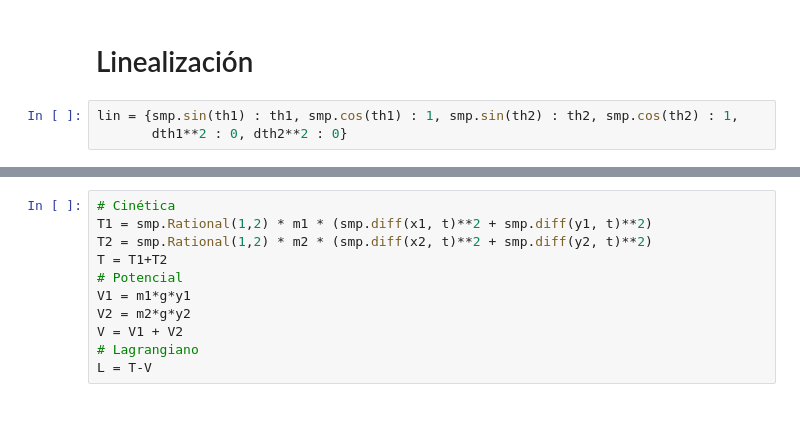
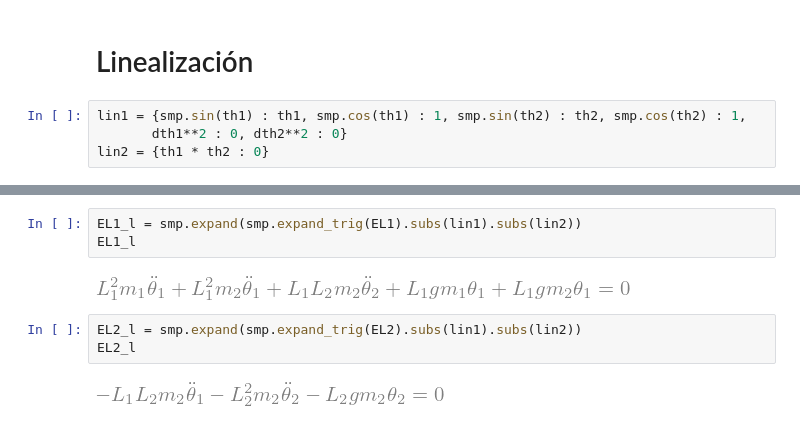
Before and after one commit to thomas-martinod/mecanica-clasica, a Jupyter notebook: tarea-3/pendulo-doble.ipynb, the cells around one changed output, grey strips where cells are left out. Drawn from its saved outputs; the diff is of its cells as text.

```diff
--- a/tarea-3/pendulo-doble.ipynb
+++ b/tarea-3/pendulo-doble.ipynb
@@ -265,5 +263,6 @@ ani.save('animacion-pendulo-doble.gif',writer='pillow',fps=25)'''
 # %% [markdown]
 # Linealización
 # %%
-lin = {smp.sin(th1) : th1, smp.cos(th1) : 1, smp.sin(th2) : th2, smp.cos(th2) : 1,
+lin1 = {smp.sin(th1) : th1, smp.cos(th1) : 1, smp.sin(th2) : th2, smp.cos(th2) : 1,
        dth1**2 : 0, dth2**2 : 0}
+lin2 = {th1 * th2 : 0}
@@ -290,11 +269,10 @@ T_l
-# %%
-# Cinética
-T1 = smp.Rational(1,2) * m1 * (smp.diff(x1, t)**2 + smp.diff(y1, t)**2)
-T2 = smp.Rational(1,2) * m2 * (smp.diff(x2, t)**2 + smp.diff(y2, t)**2)
-T = T1+T2
-# Potencial
-V1 = m1*g*y1
-V2 = m2*g*y2
-V = V1 + V2
-# Lagrangiano
-L = T-V
+# %%
+EL1_l = smp.expand(smp.expand_trig(EL1).subs(lin1).subs(lin2))
+EL1_l
+# %% [output]
+[figure, added]
+# %%
+EL2_l = smp.expand(smp.expand_trig(EL2).subs(lin1).subs(lin2))
+EL2_l
+# %% [output]
+[figure, added]
```
Also changed, not shown: parts of 23 cells of this notebook, 2 other files.
